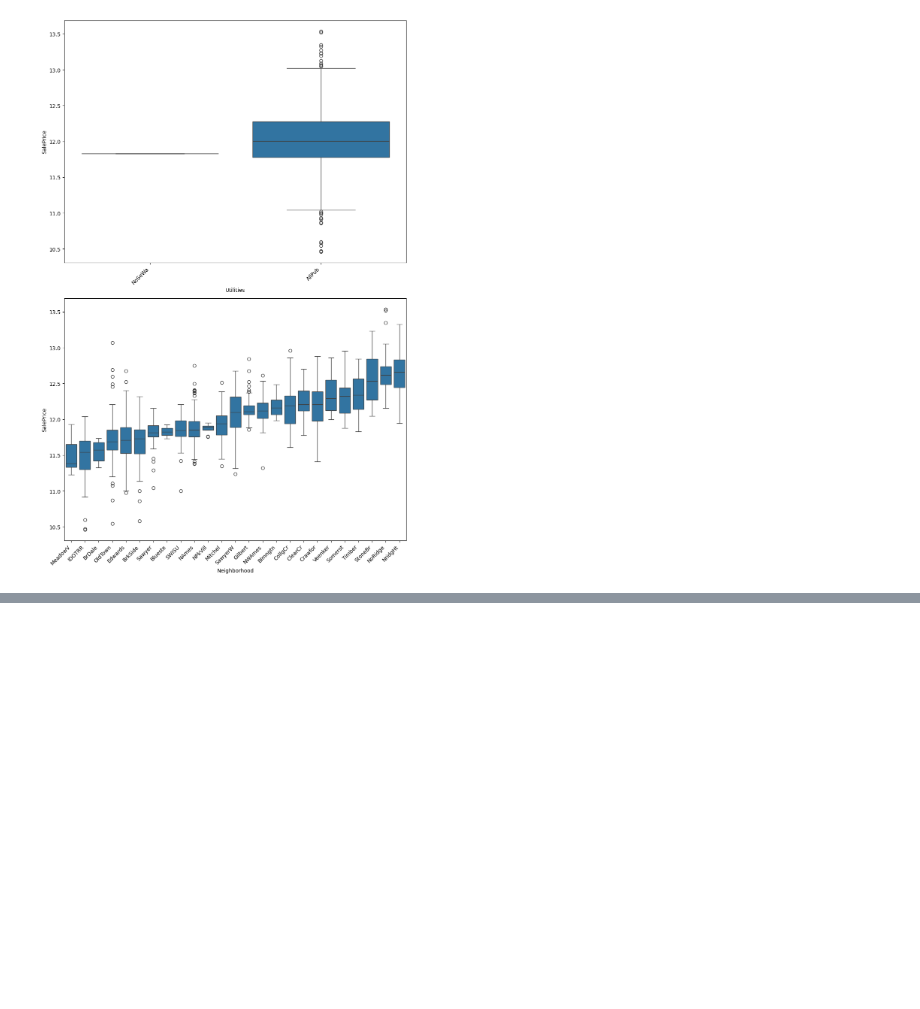
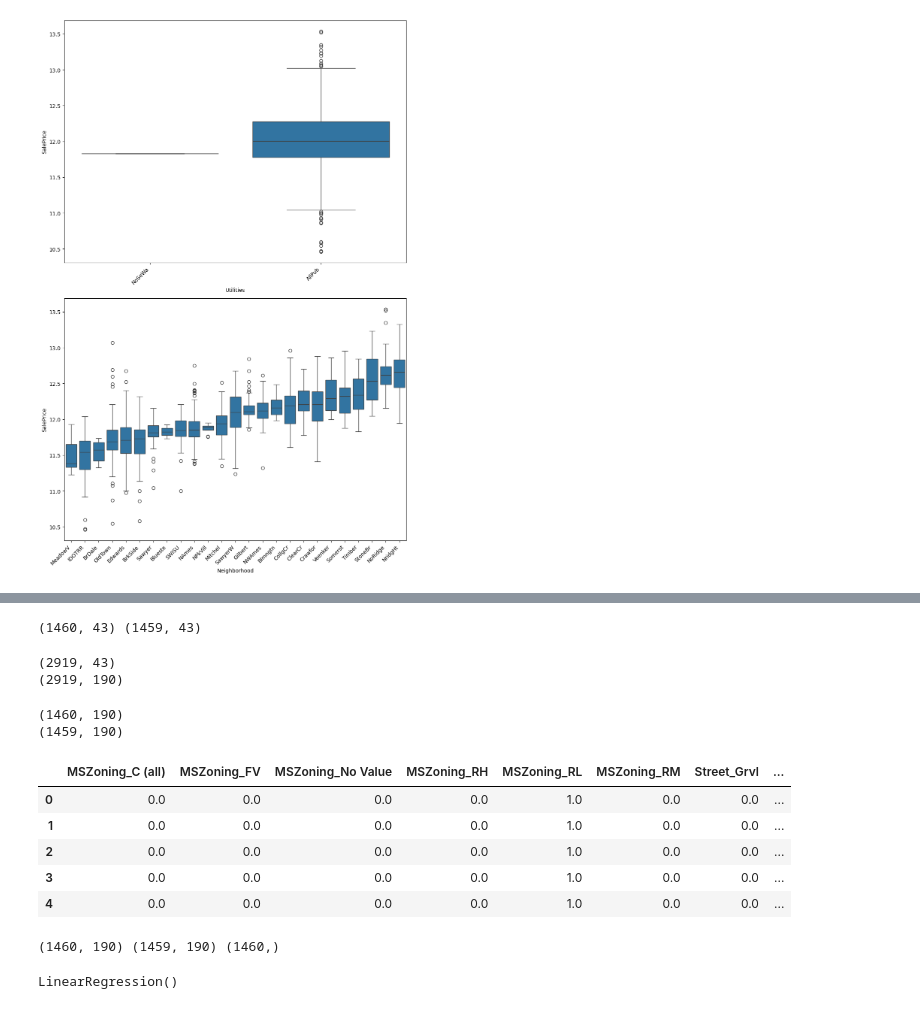
Before and after one commit to Anurag163/Kaggle--House-Prediction, a Jupyter notebook: RFE.ipynb, the cells around one changed output, grey strips where cells are left out. Saved outputs shown, nothing was run; the diff lists cells and outputs as text; code cells hidden in the pictures; blank space fills up the shorter version.

Commit message:
First model with num+cat-0.12692-Rank-702

```diff
--- a/RFE.ipynb
+++ b/RFE.ipynb
@@ -867,0 +1535,14 @@ plt.show()
+# %%
+#Neighborhood: IDOTRR+BrDale and OldTown+Edwards+BrkSide and Sawyer+Blueste+SWISU+NAmes+NPKVill and SawyerW+Gilbert+NWAmes and Blmngtn+CollgCr+ClearCr+Crawfor and Somerst+Timber and NoRidge+NridgHt
+print("Before merge:",(train_df_cat['Neighborhood'].unique()))
+Neighborhood_merge={'IDOTRR':'IDOTRR_BrDale','BrDale':'IDOTRR_BrDale','OldTown':'OldTown_Edwards_BrkSide','Edwards':'OldTown_Edwards_BrkSide','BrkSide':'OldTown_Edwards_BrkSide',\
+                   'Sawyer':'Sawyer_Blueste_SWISU_NAmes_NPKVill','Blueste':'Sawyer_Blueste_SWISU_NAmes_NPKVill','SWISU':'Sawyer_Blueste_SWISU_NAmes_NPKVill','NAmes':'Sawyer_Blueste_SWISU_NAmes_NPKVill',\
+                   'NPkVill':'Sawyer_Blueste_SWISU_NAmes_NPKVill','SawyerW':'SawyerW_Gilbert_NWAmes','Gilbert':'SawyerW_Gilbert_NWAmes','NWAmes':'SawyerW_Gilbert_NWAmes',\
+                   'Blmngtn':'Blmngtn_CollgCr_ClearCr_Crawfor','CollgCr':'Blmngtn_CollgCr_ClearCr_Crawfor','ClearCr':'Blmngtn_CollgCr_ClearCr_Crawfor','Crawfor':'Blmngtn_CollgCr_ClearCr_Crawfor',\
+                   'Somerst':'Somerst_Timber','Timber':'Somerst_Timber','NoRidge':'NoRidge_NridgHt'}
+train_df_cat['Neighborhood']=train_df_cat['Neighborhood'].replace(Neighborhood_merge)
+print("After merge:",(train_df_cat['Neighborhood'].unique()))
+
+print("Before merge in test:",(test_df_cat['Neighborhood'].unique()))
+test_df_cat['Neighborhood']=test_df_cat['Neighborhood'].replace(Neighborhood_merge)
+print("After merge in test:",(test_df_cat['Neighborhood'].unique()))
@@ -867,0 +1600,36 @@ plt.show()
+# %%
+#We will combine traind_df_cat and test_df_cat
+
+train_df_cat=train_df_cat.drop(['SalePrice'],axis=1)
+print(train_df_cat.shape,test_df_cat.shape)
+# %% [output]
+(1460, 43) (1459, 43)
+# %%
+combined_df = pd.concat([train_df_cat, test_df_cat], ignore_index=True)
+print(combined_df.shape)
+
+# 2. One-Hot Encoding (Generally preferred for most models)
+ohe = OneHotEncoder(handle_unknown='ignore', sparse_output=False)
+combined_encoded = ohe.fit_transform(combined_df)
+combined_encoded_df = pd.DataFrame(combined_encoded, columns=ohe.get_feature_names_out(combined_df.columns))
+print(combined_encoded_df.shape)
+# %% [output]
+(2919, 43)
+(2919, 190)
+# %%
+train_df_encoded = combined_encoded_df[:1460]
+test_df_encoded = combined_encoded_df[1460:]
+print(train_df_encoded.shape)
+print(test_df_encoded.shape)
+# %% [output]
+(1460, 190)
+(1459, 190)
+# %%
+train_df_encoded.head(5)
+# %% [output]
+|  | MSZoning_C (all) | MSZoning_FV | MSZoning_No Value | MSZoning_RH | MSZoning_RL | MSZoning_RM | Street_Grvl | ... |
+| 0 | 0.0 | 0.0 | 0.0 | 0.0 | 1.0 | 0.0 | 0.0 | ... |
+| 1 | 0.0 | 0.0 | 0.0 | 0.0 | 1.0 | 0.0 | 0.0 | ... |
+| 2 | 0.0 | 0.0 | 0.0 | 0.0 | 1.0 | 0.0 | 0.0 | ... |
+| 3 | 0.0 | 0.0 | 0.0 | 0.0 | 1.0 | 0.0 | 0.0 | ... |
+| 4 | 0.0 | 0.0 | 0.0 | 0.0 | 1.0 | 0.0 | 0.0 | ... |
@@ -867,0 +1641,13 @@ plt.show()
+# %%
+X_Train_cat=train_df_encoded
+X_Test_cat=test_df_encoded
+Y_Train_cat=train_df_saleprice_new_log
+print(X_Train_cat.shape,X_Test_cat.shape,Y_Train_cat.shape)
+# %% [output]
+(1460, 190) (1459, 190) (1460,)
+# %%
+#Model 1-Categorical
+model1_cat = LinearRegression()
+model1_cat.fit(X_Train_cat, Y_Train_cat)
+# %% [output]
+LinearRegression()
```
Also changed, not shown: parts of 60 cells of this notebook, 7 other files.
